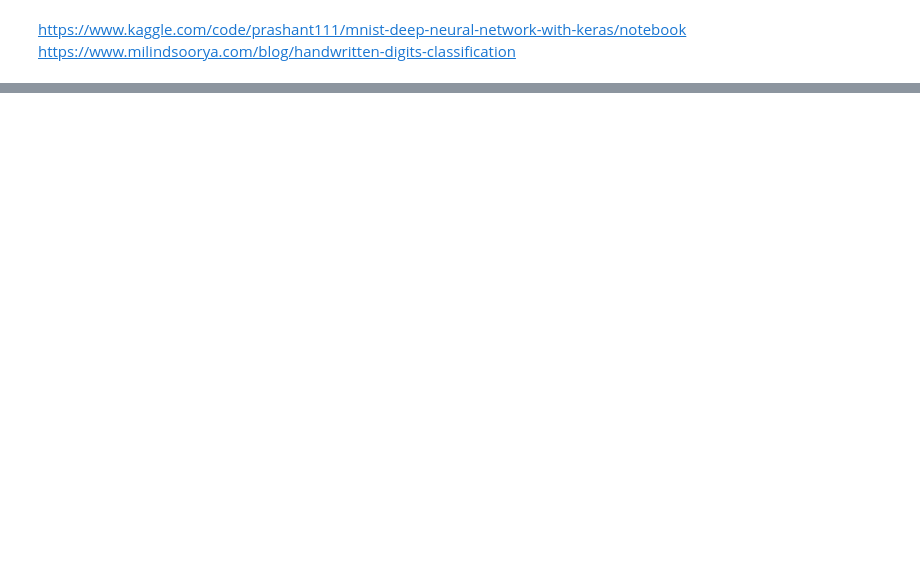
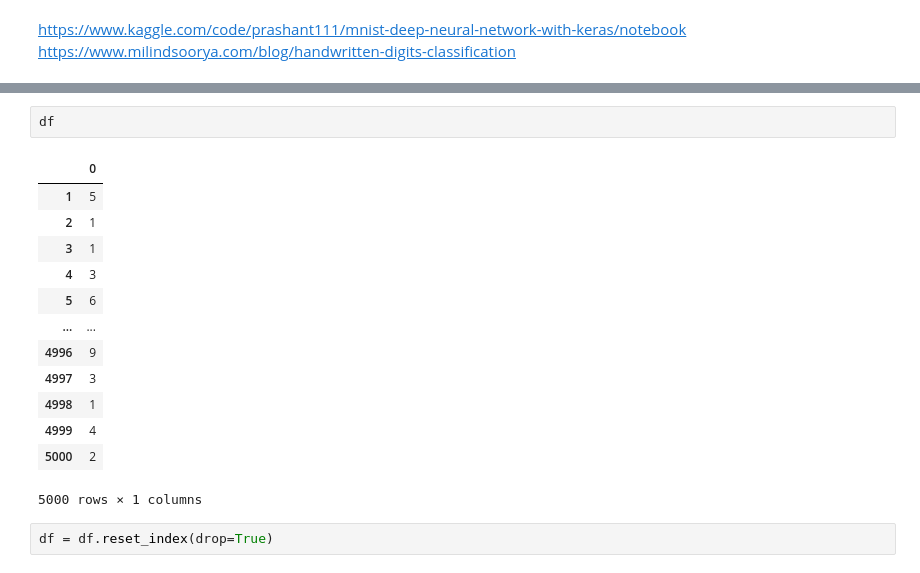
Before and after one commit to software-dev2010/BlackBoxMachineLearning, a Jupyter notebook: ProiectBlackBox.ipynb, the cells around one changed output, grey strips where cells are left out. Drawn from its saved outputs; the diff is of its cells as text; blank space fills up the shorter version.

```diff
--- a/ProiectBlackBox.ipynb
+++ b/ProiectBlackBox.ipynb
@@ -331,0 +508,18 @@ https://www.milindsoorya.com/blog/handwritten-digits-classification
+# %%
+df
+# %% [output]
+|  | 0 |
+| 1 | 5 |
+| 2 | 1 |
+| 3 | 1 |
+| 4 | 3 |
+| 5 | 6 |
+| ... | ... |
+| 4996 | 9 |
+| 4997 | 3 |
+| 4998 | 1 |
+| 4999 | 4 |
+| 5000 | 2 |
+5000 rows × 1 columns
+# %%
+df = df.reset_index(drop=True)
```
Also changed, not shown: parts of 44 cells of this notebook.
